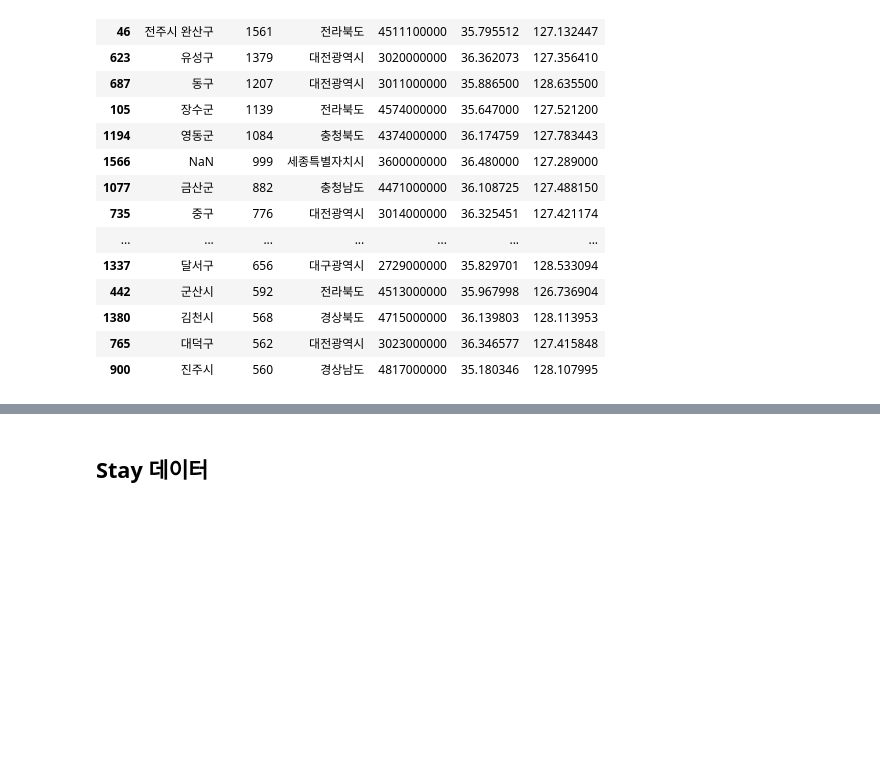
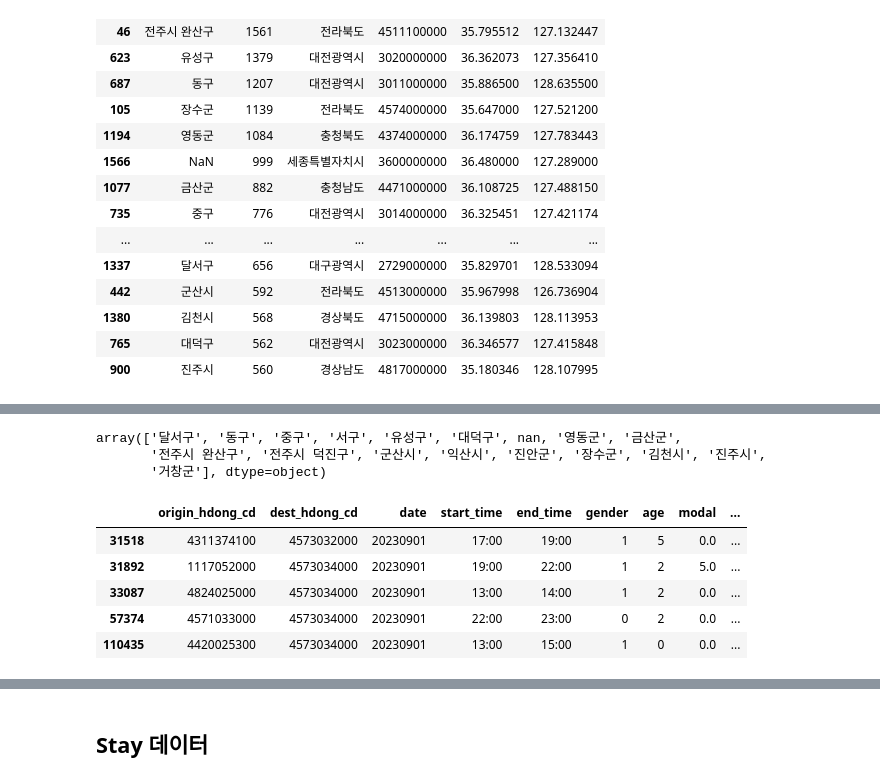
Before and after one commit to NongShiN/2024_bigcontest_muju_festival_shuttle_bus, a Jupyter notebook: EDA/chanwoong/festival_eda.ipynb, the cells around one changed output, grey strips where cells are left out. Cells and saved outputs as stored; diff of their text form; code cells hidden in the pictures; blank space fills up the shorter version.

```diff
--- a/EDA/chanwoong/festival_eda.ipynb
+++ b/EDA/chanwoong/festival_eda.ipynb
@@ -474,3 +568,18 @@ range_df
+# %%
+address[address['행정동코드'].isin(set(matched_df[matched_df['age'] == 2]['origin_hdong_cd'].unique()))]['시군구명'].unique()
+# %% [output]
+array(['달서구', '동구', '중구', '서구', '유성구', '대덕구', nan, '영동군', '금산군',
+       '전주시 완산구', '전주시 덕진구', '군산시', '익산시', '진안군', '장수군', '김천시', '진주시',
+       '거창군'], dtype=object)
+# %%
+df.head()
+# %% [output]
+|  | origin_hdong_cd | dest_hdong_cd | date | start_time | end_time | gender | age | modal | ... |
+| 31518 | 4311374100 | 4573032000 | 20230901 | 17:00 | 19:00 | 1 | 5 | 0.0 | ... |
+| 31892 | 1117052000 | 4573034000 | 20230901 | 19:00 | 22:00 | 1 | 2 | 5.0 | ... |
+| 33087 | 4824025000 | 4573034000 | 20230901 | 13:00 | 14:00 | 1 | 2 | 0.0 | ... |
+| 57374 | 4571033000 | 4573034000 | 20230901 | 22:00 | 23:00 | 0 | 2 | 0.0 | ... |
+| 110435 | 4420025300 | 4573034000 | 20230901 | 13:00 | 15:00 | 1 | 0 | 0.0 | ... |
 # %%
 import folium
 import pandas as pd
```
Also changed, not shown: parts of 7 cells of this notebook.
